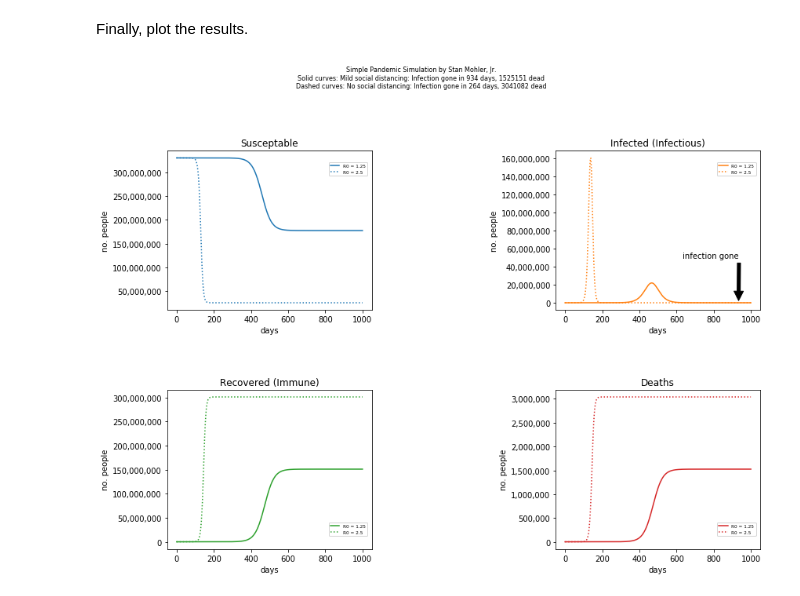
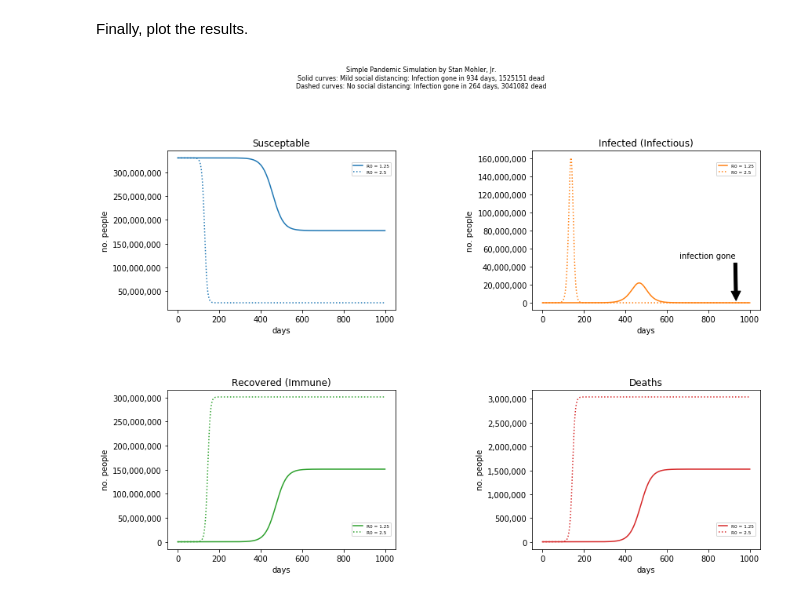
Before and after one commit to stanmohler/SimplePandemicSim, a Jupyter notebook: SimplePandemicSim.ipynb, the cells around one changed output. Saved outputs shown, nothing was run; the diff lists cells and outputs as text; code cells hidden in the pictures.

```diff
--- a/SimplePandemicSim.ipynb
+++ b/SimplePandemicSim.ipynb
@@ -250,36 +250,36 @@ x = range(NUM_DAYS_SIMULATED + 1)
 
 for s in range(2):
 
     linestyle = '-'
     label = 'R0 = ' + str(LOW_INITIAL_REPRODUCTION_NUMBER)
 
     if s==1:
         linestyle = ':'
         label = 'R0 = ' + str(HIGH_INITIAL_REPRODUCTION_NUMBER)
 
     axs[0,0].plot(x, num_susceptible_arry_arry[s], 'tab:blue', linestyle=linestyle, label=label)
     axs[0,1].plot(x, num_infected_arry_arry[s], 'tab:orange', linestyle=linestyle, label=label)
     axs[1,0].plot(x, num_immune_arry_arry[s], 'tab:green', linestyle=linestyle, label=label)
     axs[1,1].plot(x, num_dead_arry_arry[s], 'tab:red', linestyle=linestyle, label=label)
 
     axs[0,0].legend(bbox_to_anchor=(0.98, 0.93), loc='upper right', borderaxespad=0.02, fontsize='xx-small')
     axs[0,1].legend(bbox_to_anchor=(0.98, 0.93), loc='upper right', borderaxespad=0.02, fontsize='xx-small')
     axs[1,0].legend(bbox_to_anchor=(0.98, 0.08), loc='lower right', borderaxespad=0.02, fontsize='xx-small')
     axs[1,1].legend(bbox_to_anchor=(0.98, 0.08), loc='lower right', borderaxespad=0.02, fontsize='xx-small')
 
 for ax in axs.flat:
     ax.yaxis.set_major_formatter(mpl.ticker.StrMethodFormatter('{x:,.0f}'))
     ax.set(xlabel='days', ylabel='no. people')
 
-plt.subplots_adjust(left=0.2, bottom=None, right=None, top=0.83, wspace=0.9, hspace=0.5)
+plt.subplots_adjust(left=0.2, bottom=None, right=None, top=0.83, wspace=0.6, hspace=0.5)
 
-axs[0,1].annotate('infection gone', xy=(herd_immunity_day[0], 0), xytext=(herd_immunity_day[0]-300, 50e6),
+axs[0,1].annotate('infection gone', xy=(herd_immunity_day[0], 0), xytext=(herd_immunity_day[0]-275, 50e6),
              arrowprops=dict(facecolor='black', shrink=0.05),
              )
 
 plt.show()
 # %% [output]
-[figure, old version]
+[figure, new version]
 # %% [markdown]
 ## Results
 In the plots above:
```
